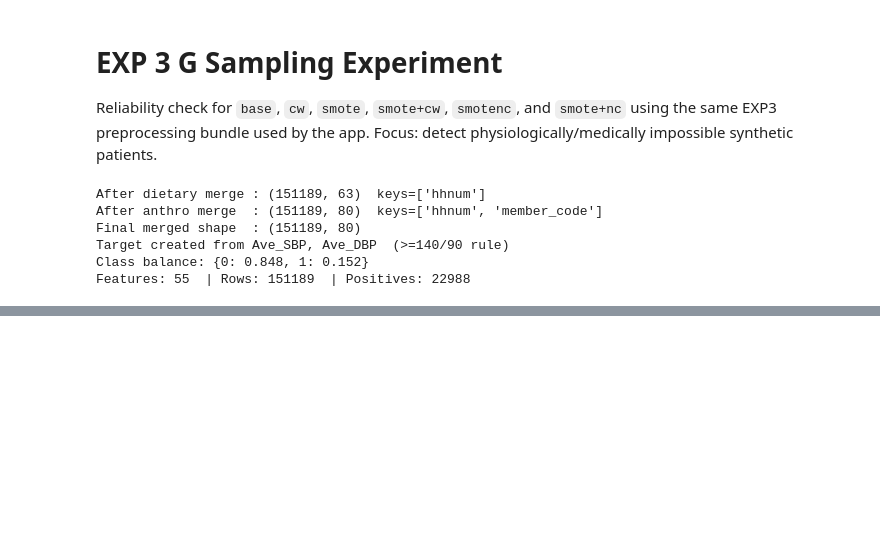
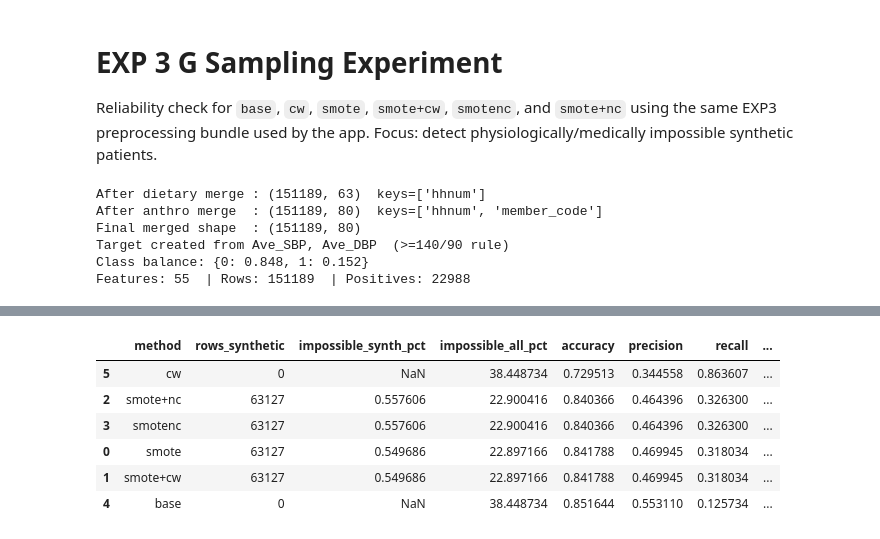
Before and after one commit to Jrbaes/Thesis-part-2, a Jupyter notebook: FINAL/exp 3 G sampling exp.ipynb, the cells around one changed output, grey strips where cells are left out. Drawn from its saved outputs; the diff is of its cells as text; code cells hidden in the pictures; blank space fills up the shorter version.

```diff
--- a/FINAL/exp 3 G sampling exp.ipynb
+++ b/FINAL/exp 3 G sampling exp.ipynb
@@ -359,7 +359,7 @@ def impossible_flags(df_sample: pd.DataFrame) -> pd.Series:
     f = pd.Series(False, index=df_sample.index)
 
     if 'age' in df_sample.columns:
-        f |= (df_sample['age'] < 0) | (df_sample['age'] > 120)
+        f |= (df_sample['age'] < 18) | (df_sample['age'] > 120)
     if 'sex' in df_sample.columns:
         f |= ~df_sample['sex'].round().isin([1, 2])
     if 'height' in df_sample.columns:
@@ -371,9 +371,9 @@ def impossible_flags(df_sample: pd.DataFrame) -> pd.Series:
     if 'hip' in df_sample.columns:
         f |= (df_sample['hip'] <= 0) | (df_sample['hip'] > 220)
     if 'BMI' in df_sample.columns:
-        f |= (df_sample['BMI'] < 10) | (df_sample['BMI'] > 80)
+        f |= (df_sample['BMI'] < 10) | (df_sample['BMI'] > 50)
     if 'bmi' in df_sample.columns:
-        f |= (df_sample['bmi'] < 10) | (df_sample['bmi'] > 80)
+        f |= (df_sample['bmi'] < 10) | (df_sample['bmi'] > 50)
     if 'whr' in df_sample.columns:
         f |= (df_sample['whr'] < 0.4) | (df_sample['whr'] > 2.0)
 
@@ -423,3 +447,94 @@ ValueError: SMOTE-NC is not designed to work only with numerical features. It re
+# %%
+from sklearn.metrics import roc_auc_score
+
+def build_sampling_matrix(X_imp: pd.DataFrame) -> pd.DataFrame:
+    if e3_cat_cols:
+        Xc = pd.DataFrame(
+            oe_sampling.transform(X_imp[e3_cat_cols].astype(str)),
+            columns=e3_cat_cols,
+            index=X_imp.index,
+        )
+    else:
+        Xc = pd.DataFrame(index=X_imp.index)
+
+    Xn = X_imp[e3_num_cols] if e3_num_cols else pd.DataFrame(index=X_imp.index)
+    return pd.concat([Xn, Xc], axis=1)[feature_cols_sampling]
+
+X_cal_sampling = build_sampling_matrix(X_cal_imp)
+X_test_sampling = build_sampling_matrix(X_te_imp)
+
+def make_lgbm(method_name: str) -> lgb.LGBMClassifier:
+    params = dict(
+        objective='binary',
+        random_state=42,
+        n_estimators=400,
+        learning_rate=0.03,
+        num_leaves=31,
+        subsample=0.9,
+        colsample_bytree=0.8,
+        min_child_samples=20,
+        reg_alpha=0.0,
+        reg_lambda=0.0,
+        verbosity=-1,
+    )
+    if method_name in {'cw', 'smote+cw'}:
+        params['class_weight'] = 'balanced'
+
+    # Try GPU first; fallback to CPU for environments without OpenCL/CUDA support.
+    try:
+        return lgb.LGBMClassifier(device='gpu', **params)
+    except Exception:
+        return lgb.LGBMClassifier(device='cpu', **params)
+
+metric_rows = []
+for m in methods:
+    Xr, yr = resample_method(m, X_train_sampling, y_train)
+
+    model = make_lgbm(m)
+    try:
+        model.fit(Xr, yr)
+    except Exception:
+        # If GPU fit fails at runtime, retry on CPU.
+        model = lgb.LGBMClassifier(
+            device='cpu',
+            objective='binary',
+            random_state=42,
+            n_estimators=400,
+            learning_rate=0.03,
+            num_leaves=31,
+            subsample=0.9,
+            colsample_bytree=0.8,
+            min_child_samples=20,
+            reg_alpha=0.0,
+            reg_lambda=0.0,
+            verbosity=-1,
+            class_weight='balanced' if m in {'cw', 'smote+cw'} else None,
+        )
+        model.fit(Xr, yr)
+
+    proba = model.predict_proba(X_test_sampling)[:, 1]
+    pred = (proba >= 0.5).astype(int)
+
+    metric_rows.append({
+        'method': m,
+        'accuracy': accuracy_score(y_test, pred),
+        'precision': precision_score(y_test, pred, zero_division=0),
+        'recall': recall_score(y_test, pred, zero_division=0),
+        'f1': f1_score(y_test, pred, zero_division=0),
+        'roc_auc': roc_auc_score(y_test, proba),
+    })
+
+metrics_df = pd.DataFrame(metric_rows).sort_values('f1', ascending=False).reset_index(drop=True)
+comparison_df = summary_df.merge(metrics_df, on='method', how='left')
+comparison_df[['method', 'rows_synthetic', 'impossible_synth_pct', 'impossible_all_pct', 'accuracy', 'precision', 'recall', 'f1', 'roc_auc']].sort_values('f1', ascending=False)
+# %% [output]
+|  | method | rows_synthetic | impossible_synth_pct | impossible_all_pct | accuracy | precision | recall | ... |
+| 5 | cw | 0 | NaN | 38.448734 | 0.729513 | 0.344558 | 0.863607 | ... |
+| 2 | smote+nc | 63127 | 0.557606 | 22.900416 | 0.840366 | 0.464396 | 0.326300 | ... |
+| 3 | smotenc | 63127 | 0.557606 | 22.900416 | 0.840366 | 0.464396 | 0.326300 | ... |
+| 0 | smote | 63127 | 0.549686 | 22.897166 | 0.841788 | 0.469945 | 0.318034 | ... |
+| 1 | smote+cw | 63127 | 0.549686 | 22.897166 | 0.841788 | 0.469945 | 0.318034 | ... |
+| 4 | base | 0 | NaN | 38.448734 | 0.851644 | 0.553110 | 0.125734 | ... |
 # %%
 import matplotlib.pyplot as plt
 
```
Also changed, not shown: parts of 4 cells of this notebook.
